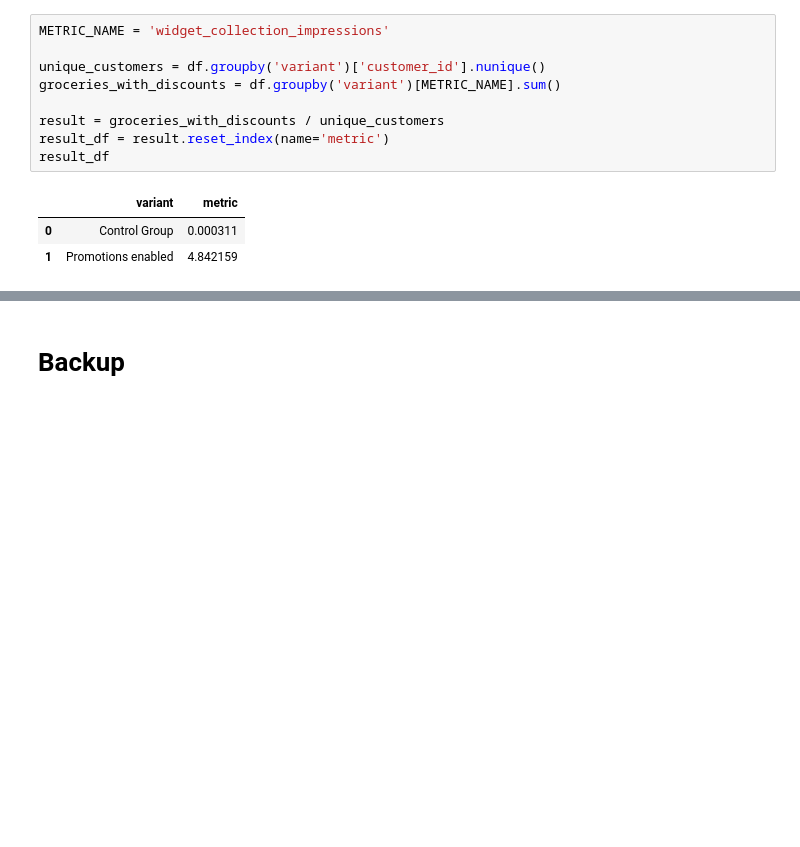
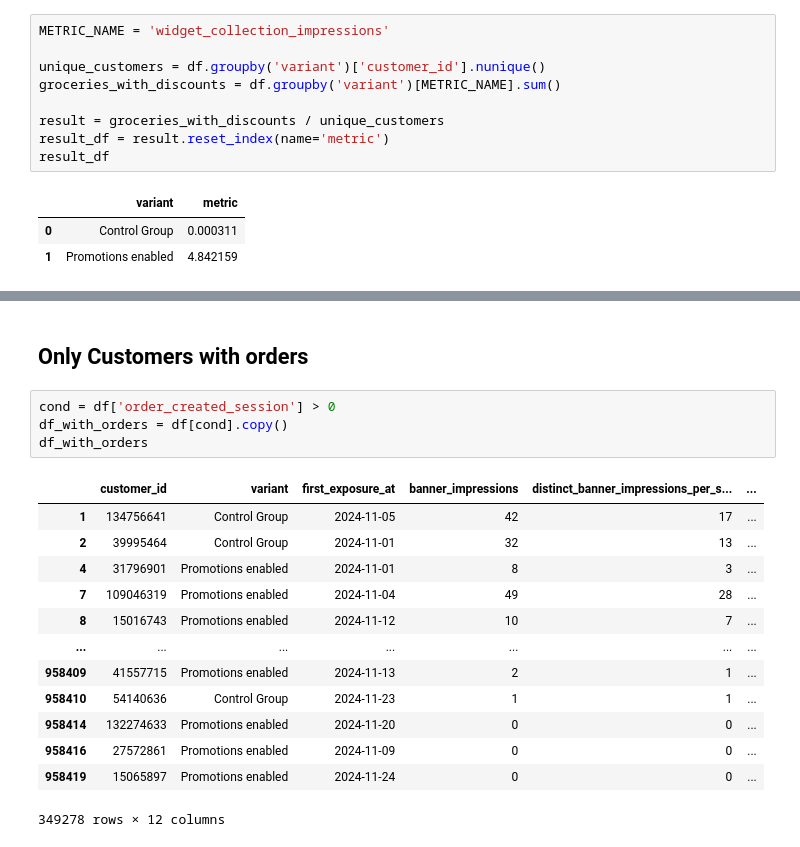
Before and after one commit to JordiCremades4444/central-node, a Jupyter notebook: notebooks/981_2024_12_02_surfacing_promos/surfacing_promos_m2.ipynb, the cells around one changed output, grey strips where cells are left out. Saved outputs shown, nothing was run; the diff lists cells and outputs as text; blank space fills up the shorter version.

```diff
--- a/notebooks/981_2024_12_02_surfacing_promos/surfacing_promos_m2.ipynb
+++ b/notebooks/981_2024_12_02_surfacing_promos/surfacing_promos_m2.ipynb
@@ -586,2 +712,20 @@ exp_fin.full_analysis()
-# %% [markdown]
-# Backup
+# %% [markdown]
+## Only Customers with orders
+# %%
+cond = df['order_created_session'] > 0
+df_with_orders = df[cond].copy()
+df_with_orders
+# %% [output]
+|  | customer_id | variant | first_exposure_at | banner_impressions | distinct_banner_impressions_per_s... | ... |
+| 1 | 134756641 | Control Group | 2024-11-05 | 42 | 17 | ... |
+| 2 | 39995464 | Control Group | 2024-11-01 | 32 | 13 | ... |
+| 4 | 31796901 | Promotions enabled | 2024-11-01 | 8 | 3 | ... |
+| 7 | 109046319 | Promotions enabled | 2024-11-04 | 49 | 28 | ... |
+| 8 | 15016743 | Promotions enabled | 2024-11-12 | 10 | 7 | ... |
+| ... | ... | ... | ... | ... | ... | ... |
+| 958409 | 41557715 | Promotions enabled | 2024-11-13 | 2 | 1 | ... |
+| 958410 | 54140636 | Control Group | 2024-11-23 | 1 | 1 | ... |
+| 958414 | 132274633 | Promotions enabled | 2024-11-20 | 0 | 0 | ... |
+| 958416 | 27572861 | Promotions enabled | 2024-11-09 | 0 | 0 | ... |
+| 958419 | 15065897 | Promotions enabled | 2024-11-24 | 0 | 0 | ... |
+349278 rows × 12 columns
```
Also changed, not shown: parts of 16 cells of this notebook, 2 other files.
